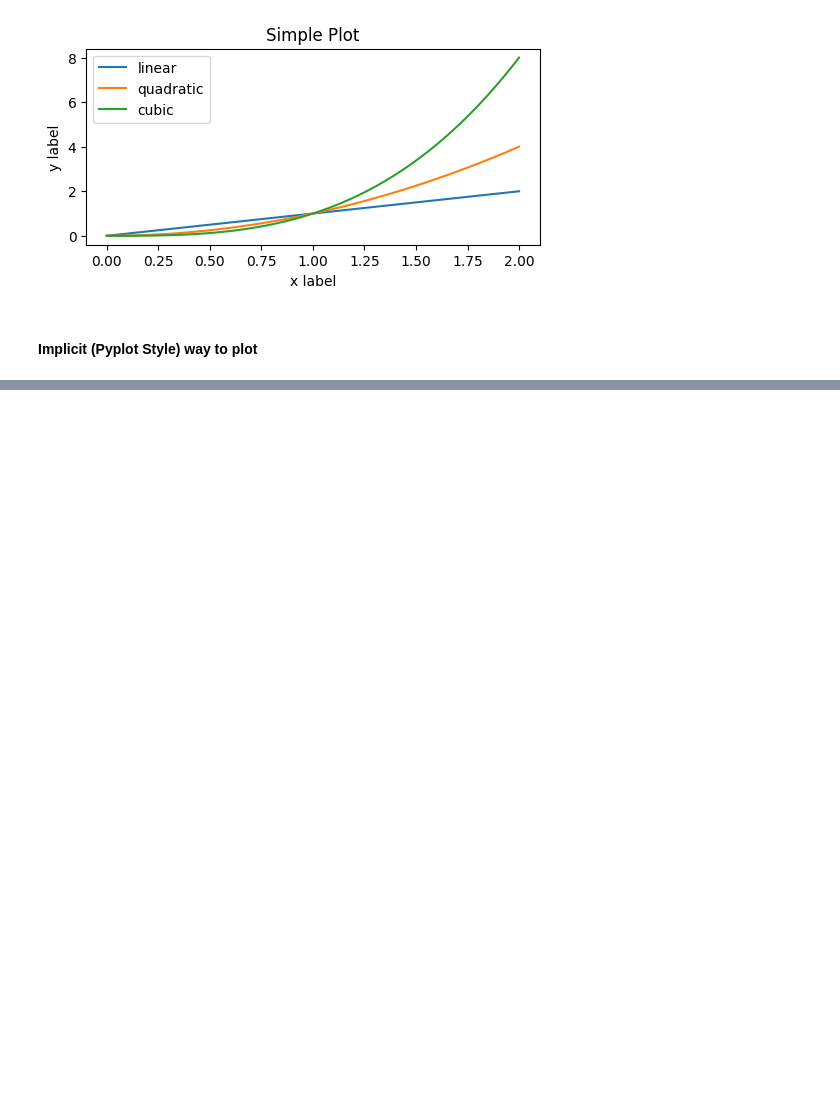
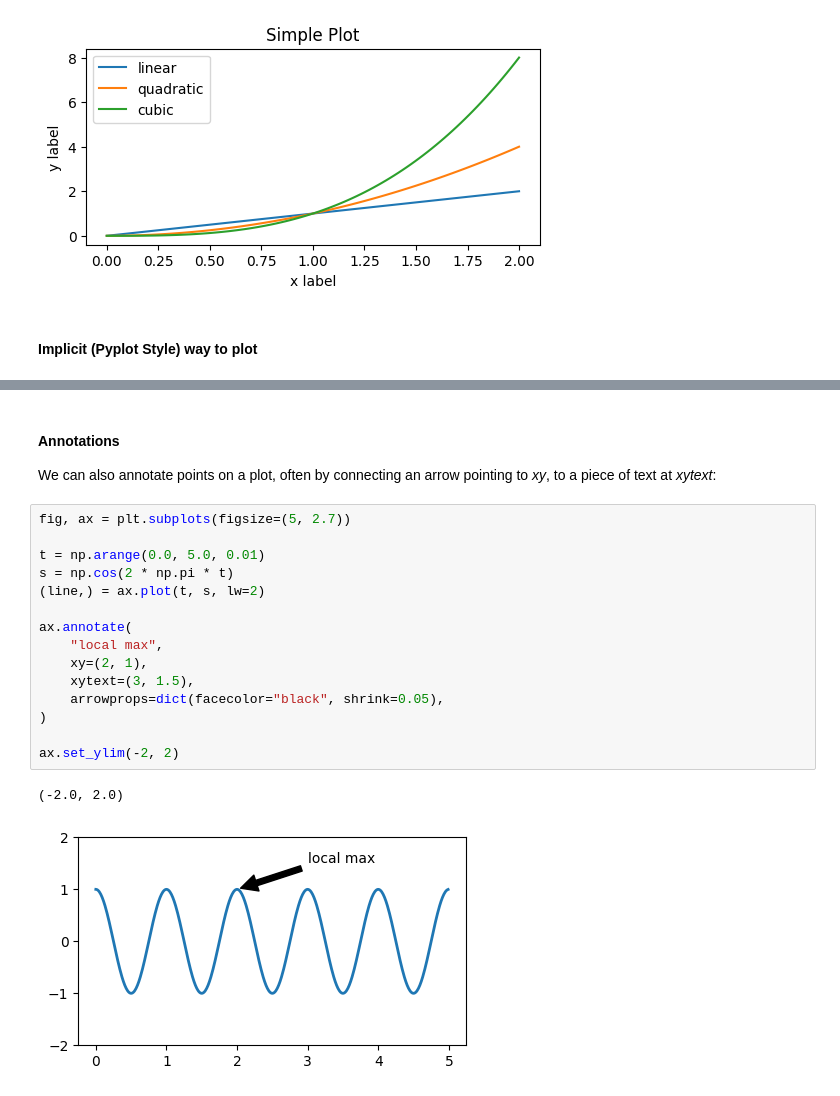
Before and after one commit to abhinandan1999/Learning, a Jupyter notebook: Data Visualization/Python Visualization/Matplotlib/matplotlib.ipynb, the cells around one changed output, grey strips where cells are left out. Cells and saved outputs as stored; diff of their text form; blank space fills up the shorter version.

```diff
--- a/Data Visualization/Python Visualization/Matplotlib/matplotlib.ipynb
+++ b/Data Visualization/Python Visualization/Matplotlib/matplotlib.ipynb
@@ -77,0 +125,21 @@ plt.legend()
+# %% [markdown]
+#### Annotations
+We can also annotate points on a plot, often by connecting an arrow pointing to *xy*, to a piece of text at *xytext*:
+# %%
+fig, ax = plt.subplots(figsize=(5, 2.7))
+
+t = np.arange(0.0, 5.0, 0.01)
+s = np.cos(2 * np.pi * t)
+(line,) = ax.plot(t, s, lw=2)
+
+ax.annotate(
+    "local max",
+    xy=(2, 1),
+    xytext=(3, 1.5),
+    arrowprops=dict(facecolor="black", shrink=0.05),
+)
+
+ax.set_ylim(-2, 2)
+# %% [output]
+(-2.0, 2.0)
+[figure, added]
```
Also changed, not shown: parts of 26 cells of this notebook, 1 other file.
